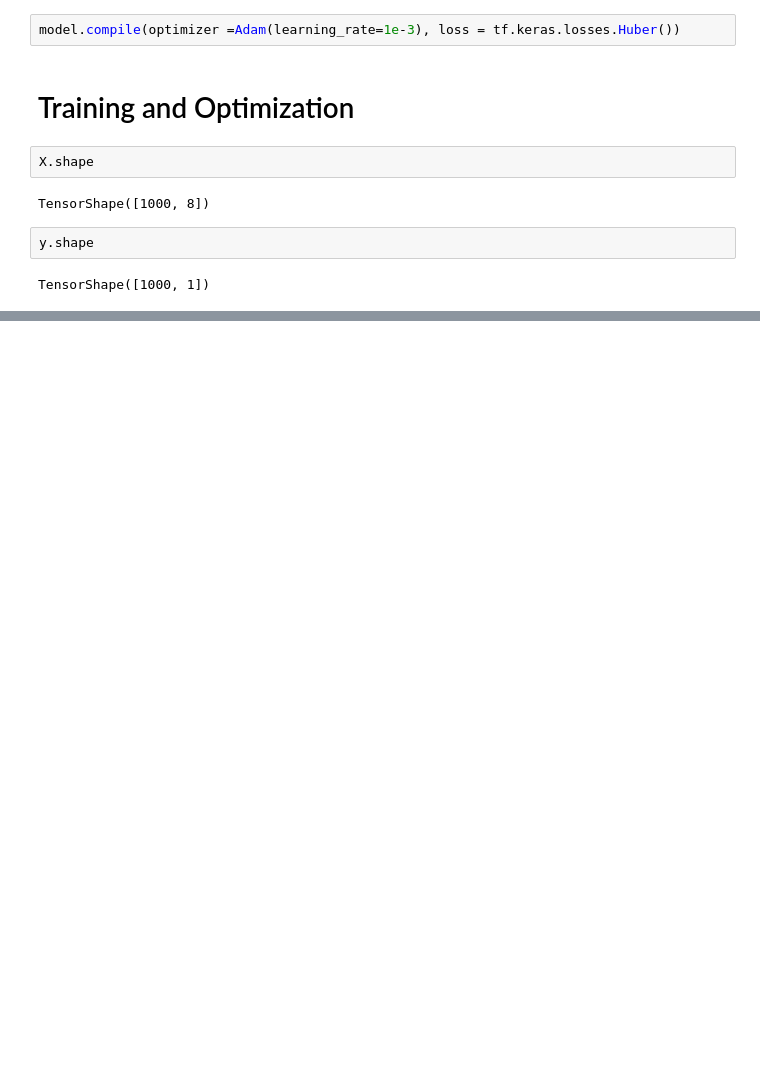
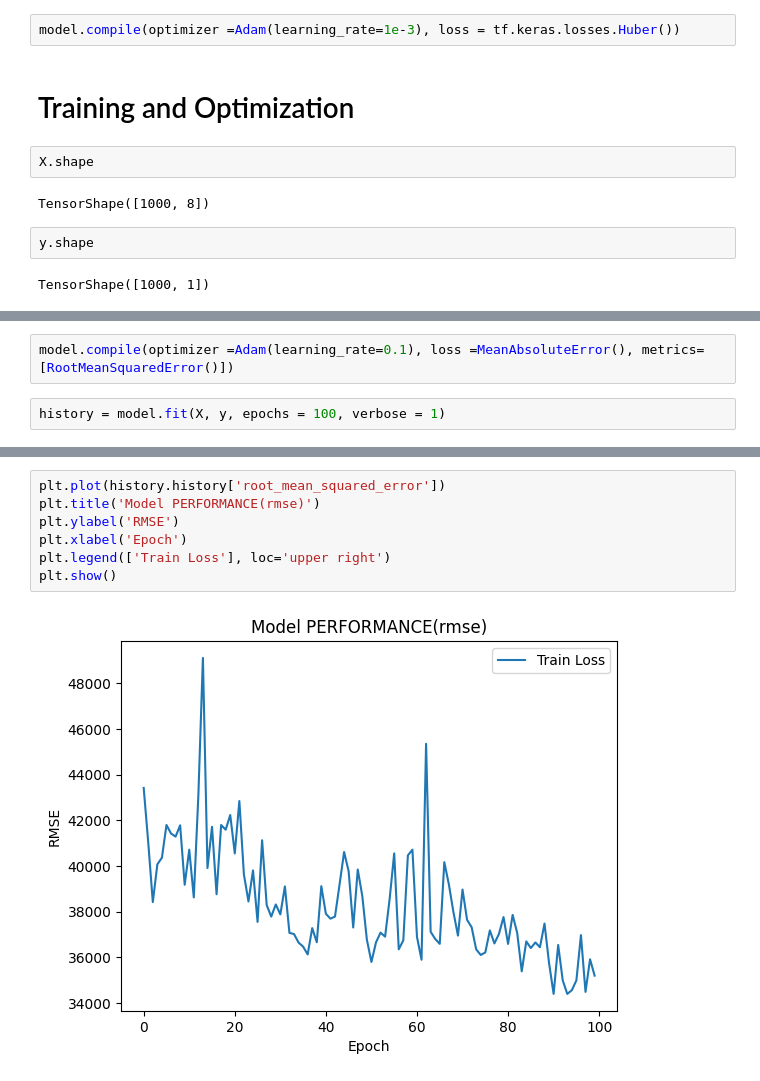
Before and after one commit to niharraju4/Tensorflow, a Jupyter notebook: second_handcars.ipynb, the cells around one changed output, grey strips where cells are left out. Drawn from its saved outputs; the diff is of its cells as text; blank space fills up the shorter version.

```diff
--- a/second_handcars.ipynb
+++ b/second_handcars.ipynb
@@ -544,0 +516,4 @@ plt.show()
+# %%
+model.compile(optimizer =Adam(learning_rate=0.1), loss =MeanAbsoluteError(), metrics=[RootMeanSquaredError()])
+# %%
+history = model.fit(X, y, epochs = 100, verbose = 1)
@@ -544,0 +538,9 @@ plt.show()
+# %%
+plt.plot(history.history['root_mean_squared_error'])
+plt.title('Model PERFORMANCE(rmse)')
+plt.ylabel('RMSE')
+plt.xlabel('Epoch')
+plt.legend(['Train Loss'], loc='upper right')
+plt.show()
+# %% [output]
+[figure, added]
```
Also changed, not shown: parts of 44 cells of this notebook.
